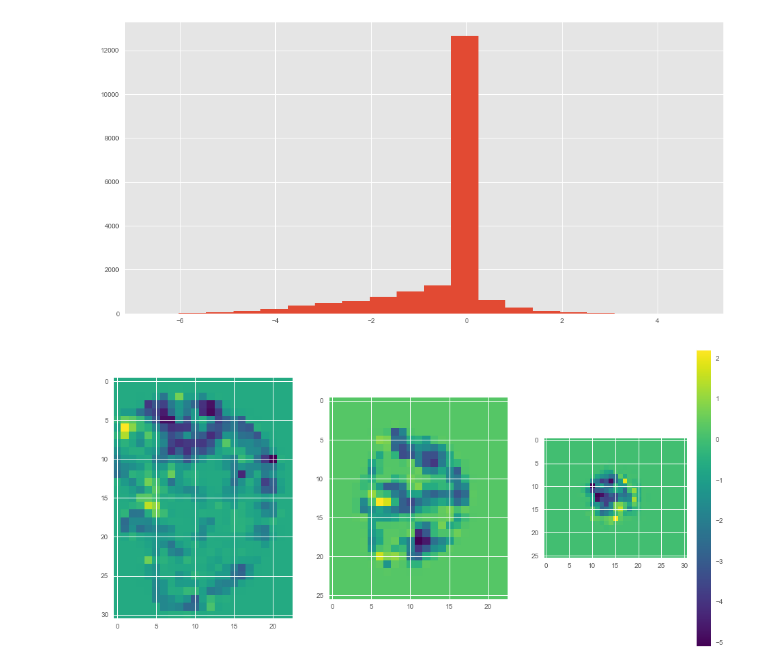
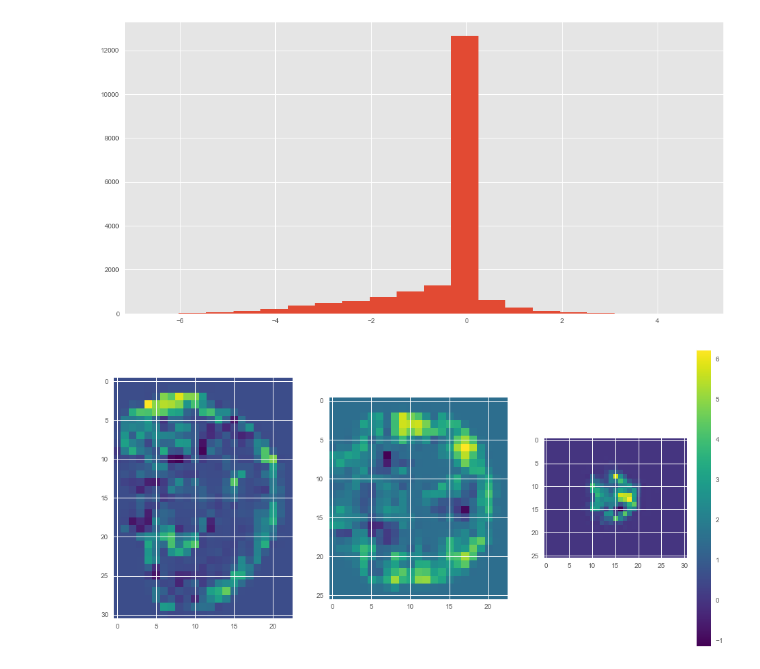
Before and after one commit to WesleyyC/fMRI-classification, a Jupyter notebook: data_preprocess_analyze/Data_Analyze_Wes.ipynb, the cells around one changed output. Saved outputs shown, nothing was run; the diff lists cells and outputs as text; code cells hidden in the pictures.

```diff
--- a/data_preprocess_analyze/Data_Analyze_Wes.ipynb
+++ b/data_preprocess_analyze/Data_Analyze_Wes.ipynb
@@ -42,30 +44,30 @@ plt.show()
 # %%
 def plot_shape(image, dimension_0, dimension_1, dimension_2):
 
     plt.figure(figsize=(16,8))
 
     cmap = 'viridis'
 
     plt.subplot(1, 3, 1)
     plt.imshow(image[dimension_0,:,:],cmap=cmap)
 
     plt.subplot(1, 3, 2)
     plt.imshow(image[:,dimension_1,:],cmap=cmap)
 
     plt.subplot(1, 3, 3)
     plt.imshow(image[:,:,dimension_2],cmap=cmap)
 
     plt.colorbar()
 
     plt.show()
 
 
-sample_no = 3
+sample_no = 100
 dimension_0 = 10
-dimension_1 = 25
+dimension_1 = 12
 dimension_2 = 20
 
 image = train_X[sample_no]
 plot_shape(image, dimension_0, dimension_1, dimension_2)
 # %% [output]
-[figure, old version]
+[figure, new version]
```
Also changed, not shown: parts of 5 cells of this notebook, 5 other files.
